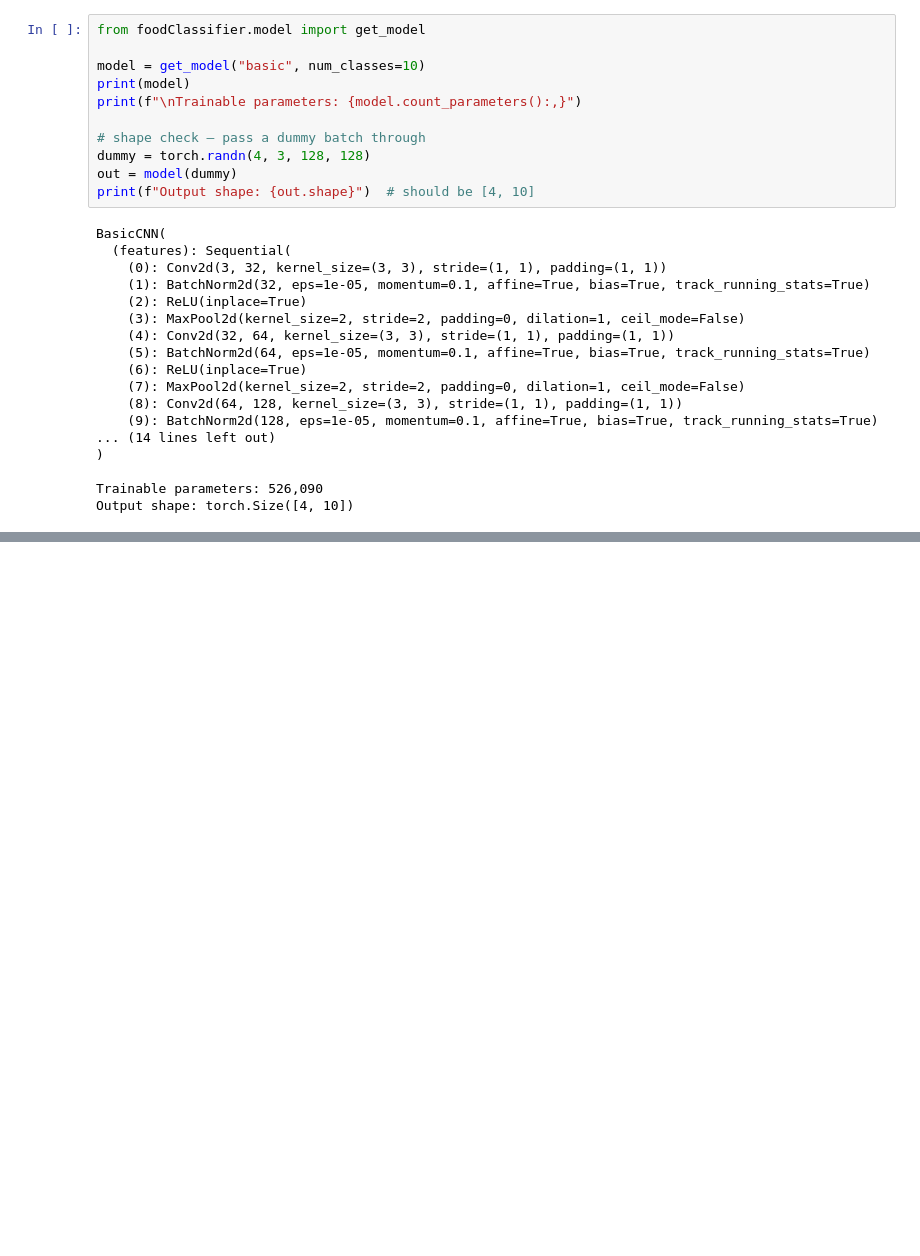
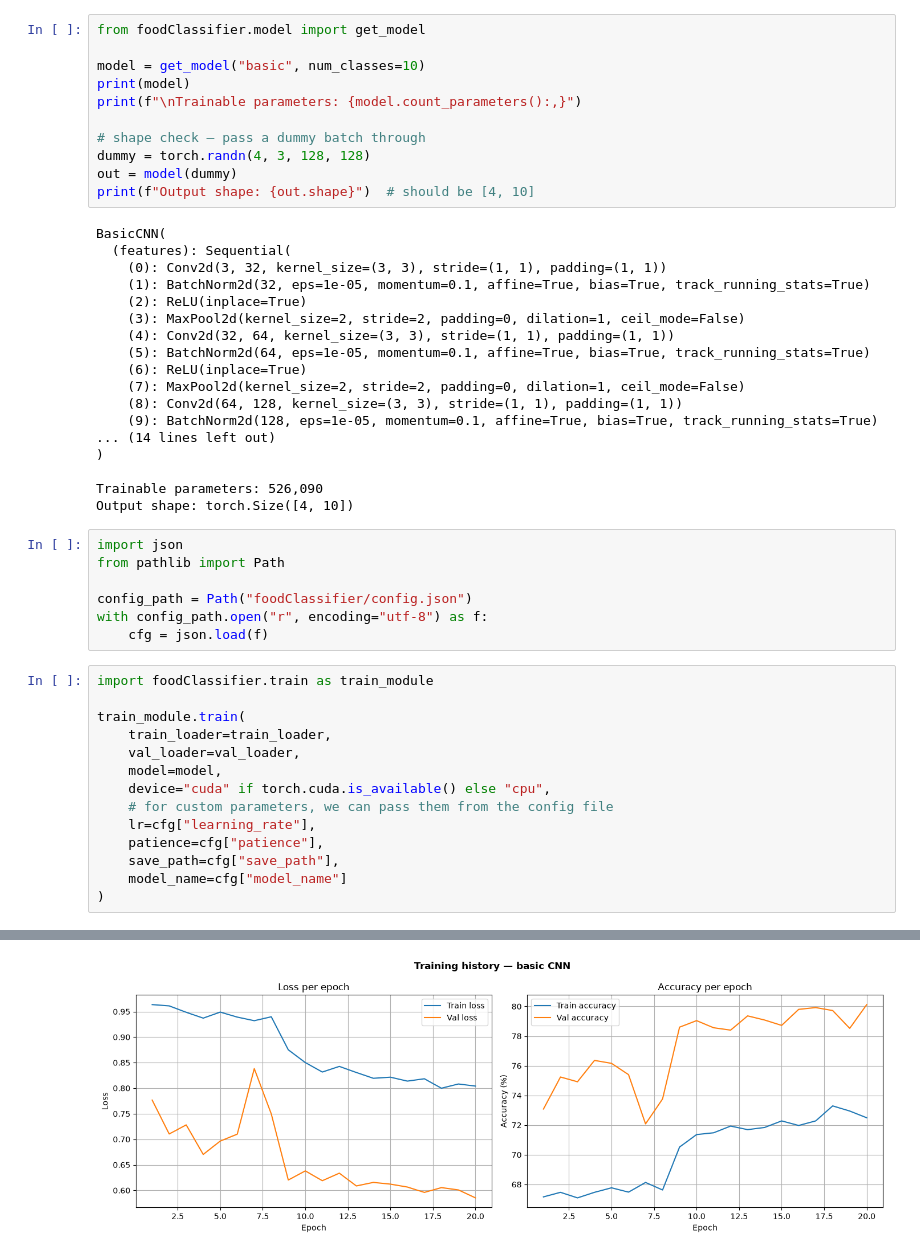
Before and after one commit to mfatir-y/food-classifier-pytorch, a Jupyter notebook: food-cnn.ipynb, the cells around one changed output, grey strips where cells are left out. Drawn from its saved outputs; the diff is of its cells as text; blank space fills up the shorter version.

Commit message:
Tested the model in notebook

```diff
--- a/food-cnn.ipynb
+++ b/food-cnn.ipynb
@@ -163,3 +163,25 @@ BasicCNN(
 
 Trainable parameters: 526,090
 Output shape: torch.Size([4, 10])
+# %%
+import json
+from pathlib import Path
+
+config_path = Path("foodClassifier/config.json")
+with config_path.open("r", encoding="utf-8") as f:
+    cfg = json.load(f)
+# %%
+import foodClassifier.train as train_module
+
+train_module.train(
+    train_loader=train_loader,
+    val_loader=val_loader,
+    model=model,
+    device="cuda" if torch.cuda.is_available() else "cpu",
+    # for custom parameters, we can pass them from the config file
+    lr=cfg["learning_rate"],
+    patience=cfg["patience"],
+    save_path=cfg["save_path"],
+    model_name=cfg["model_name"]
+)
+# %% [output]
@@ -165,0 +205 @@ Output shape: torch.Size([4, 10])
+[figure, added]
```
Also changed, not shown: parts of 4 cells of this notebook, 2 other files.
